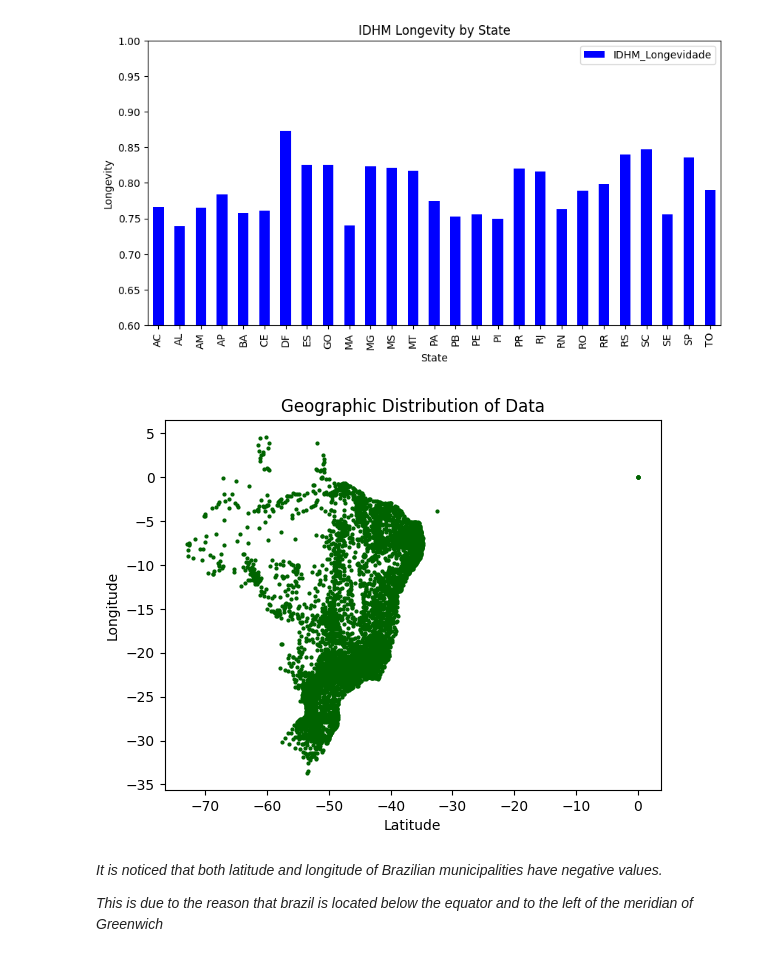
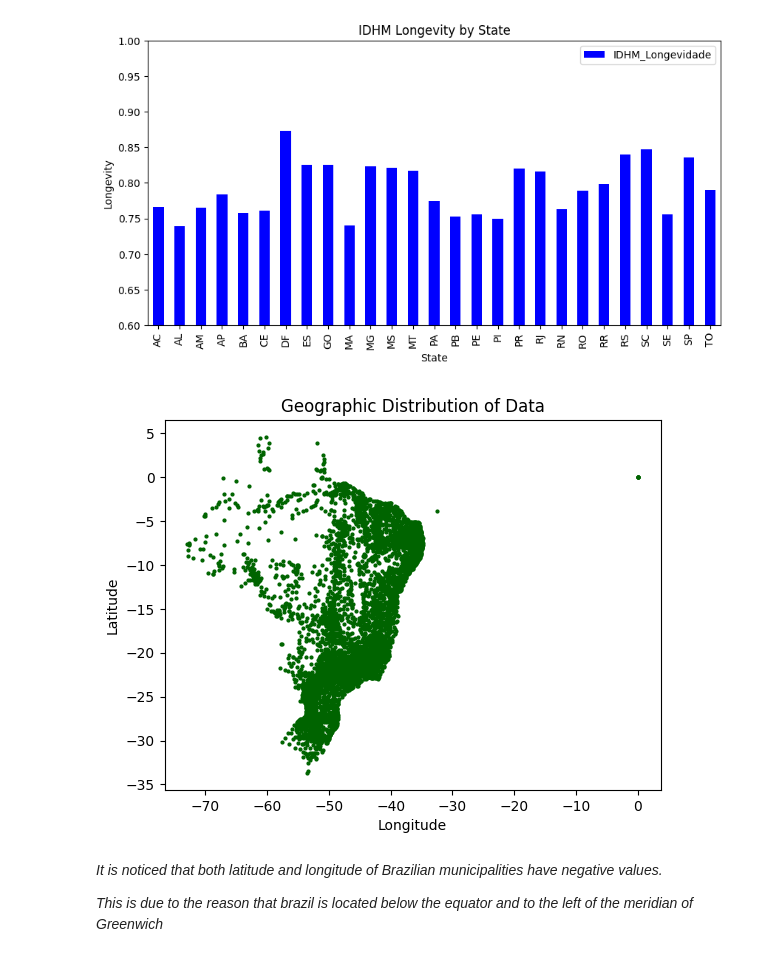
Before and after one commit to Nasiasene/ICD_project, a Jupyter notebook: LONGEVITY.ipynb, the cells around one changed output. Drawn from its saved outputs; the diff is of its cells as text; code cells hidden in the pictures.

```diff
--- a/LONGEVITY.ipynb
+++ b/LONGEVITY.ipynb
@@ -309,12 +309,12 @@ Text(0.5, 0, 'State')
 [figure]
 # %%
 plt.scatter(df_general['LONG'], df_general['LAT'], color='darkgreen', s=4)
-plt.xlabel('Latitude')
-plt.ylabel('Longitude')
+plt.xlabel('Longitude')
+plt.ylabel('Latitude')
 plt.title('Geographic Distribution of Data')
 plt.show()
 # %% [output]
-[figure, old version]
+[figure, new version]
 # %% [markdown]
 *It is noticed that both latitude and longitude of Brazilian municipalities have negative values.*
 
```
Also changed, not shown: parts of 2 cells of this notebook.
